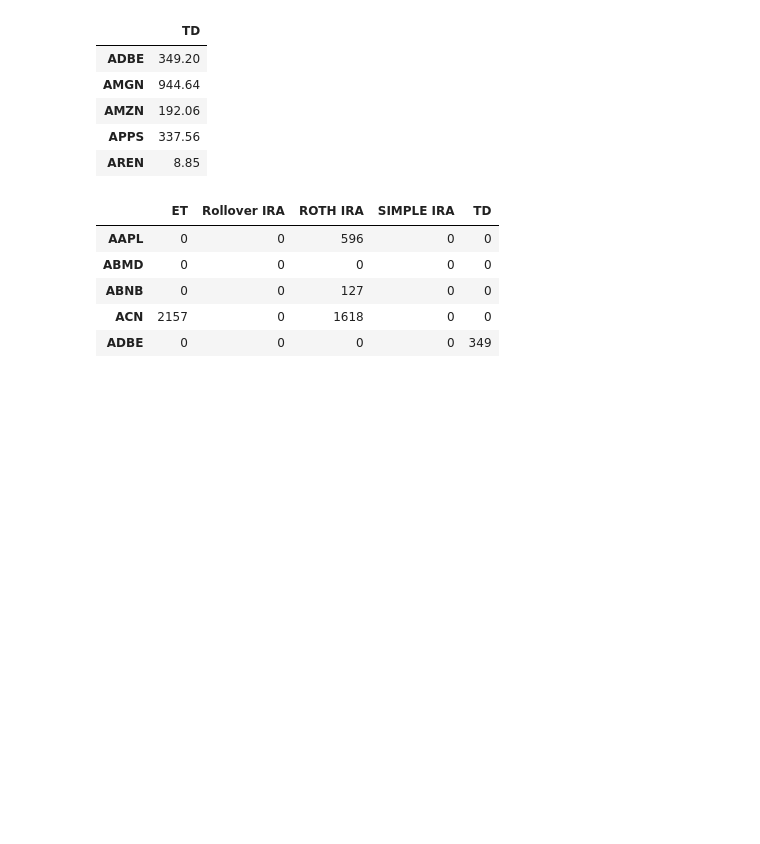
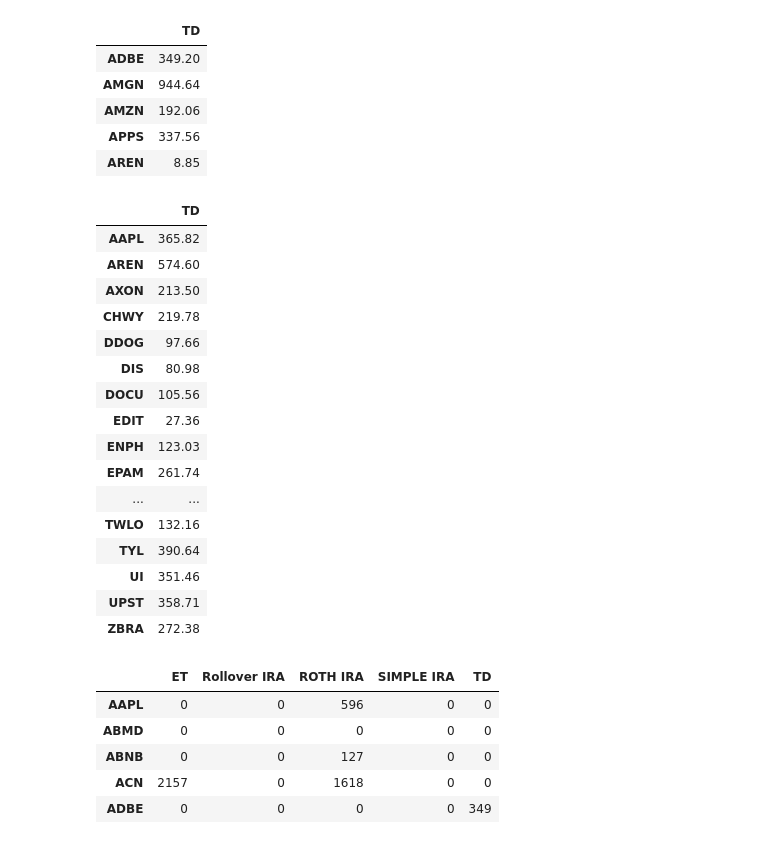
Before and after one commit to damiansp/marketModeling, a Jupyter notebook: notebooks/format_brokerage_data.py.ipynb, the cells around one changed output. Drawn from its saved outputs; the diff is of its cells as text; code cells hidden in the pictures; blank space fills up the shorter version.

```diff
--- a/notebooks/format_brokerage_data.py.ipynb
+++ b/notebooks/format_brokerage_data.py.ipynb
@@ -275,6 +275,46 @@ td.head()
 | AMZN | 192.06 |
 | APPS | 337.56 |
 | AREN | 8.85 |
+# %%
+path = f'{DL}/PCRA_Custodial-Positions-2023-09-06-175257.csv'
+
+def parse_schwab(path):
+    data = []
+    inds = []
+    is_header = True
+    with open(path, 'r') as f:
+        for line in f:
+            if line.startswith('"Cash') or line.startswith('"Account'):
+                continue
+            if not is_header:
+                cols = line.split(',')
+                symbol = cols[0].strip('""')
+                amt = float(cols[6].strip('"$'))
+                inds.append(symbol)
+                data.append(amt)
+            if line.startswith('"Symbol"'):
+                is_header = False
+    return pd.DataFrame({'TD': data}, index=inds)
+
+parse_schwab(path)
+# %% [output]
+|  | TD |
+| AAPL | 365.82 |
+| AREN | 574.60 |
+| AXON | 213.50 |
+| CHWY | 219.78 |
+| DDOG | 97.66 |
+| DIS | 80.98 |
+| DOCU | 105.56 |
+| EDIT | 27.36 |
+| ENPH | 123.03 |
+| EPAM | 261.74 |
+| ... | ... |
+| TWLO | 132.16 |
+| TYL | 390.64 |
+| UI | 351.46 |
+| UPST | 358.71 |
+| ZBRA | 272.38 |
 # %%
 out = pd.concat([out, td], axis=1).fillna(0).round().astype(int)
 out.head()
```
Also changed, not shown: parts of 1 cell of this notebook, 11 other files.
